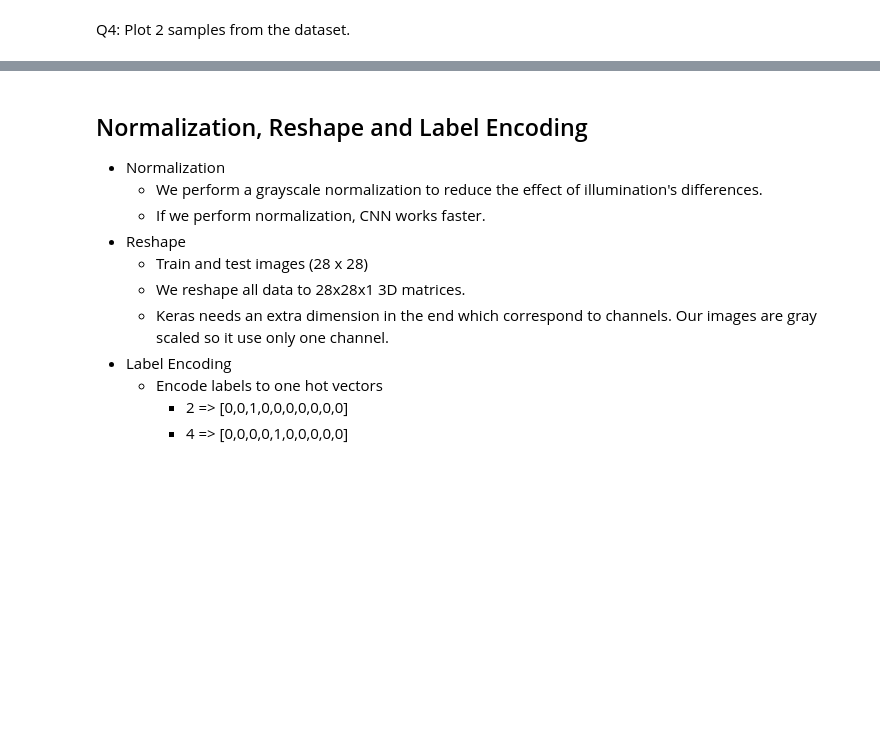
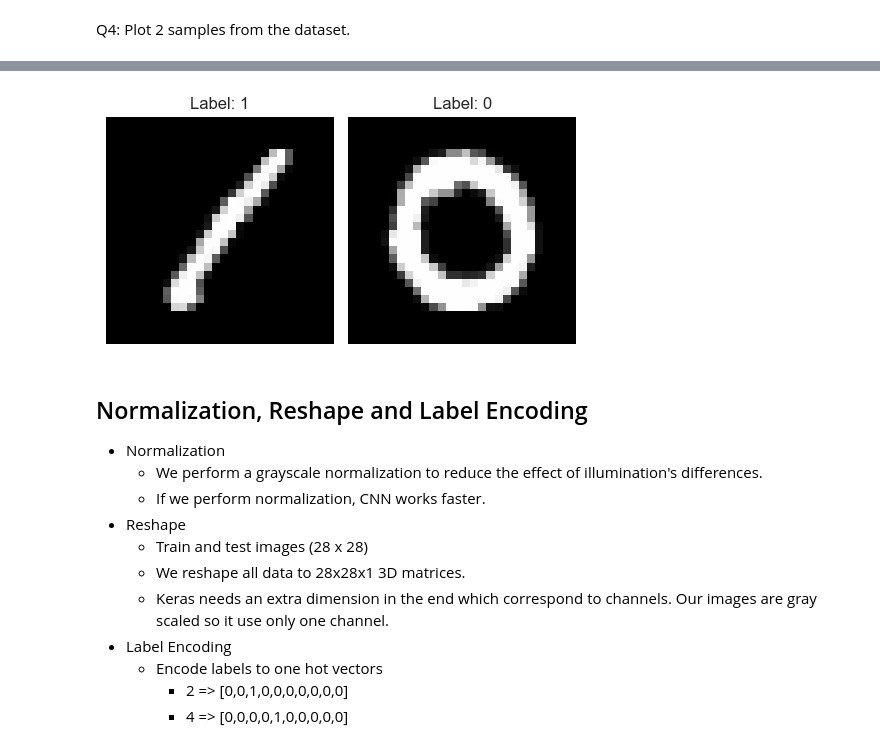
Before and after one commit to p3akth/SLA_complementary, a Jupyter notebook: Assignment_17_april/TP_CNN.ipynb, the cells around one changed output, grey strips where cells are left out. Drawn from its saved outputs; the diff is of its cells as text; code cells hidden in the pictures; blank space fills up the shorter version.

```diff
--- a/Assignment_17_april/TP_CNN.ipynb
+++ b/Assignment_17_april/TP_CNN.ipynb
@@ -49,3 +61,17 @@ Q4: Plot 2 samples from the dataset.
+# %%
+# your code
+fig, axes = plt.subplots(1, 2, figsize=(5, 10))
+pixels_per_image = int(np.sqrt(X_train.shape[1])) #assume square images
+
+for i, ax in enumerate(axes.flatten()):
+    img = X_train.iloc[i].values.reshape(pixels_per_image, pixels_per_image)
+    ax.imshow(img, cmap='gray') #display the image in grayscale
+    ax.set_title(f'Label: {y_train.iloc[i]}')
+    ax.axis('off')
+plt.tight_layout()
+plt.show()
+# %% [output]
+[figure, added]
 # %% [markdown]
 <a id="2"></a>
 ## Normalization, Reshape and Label Encoding
```
Also changed, not shown: parts of 10 cells of this notebook.
